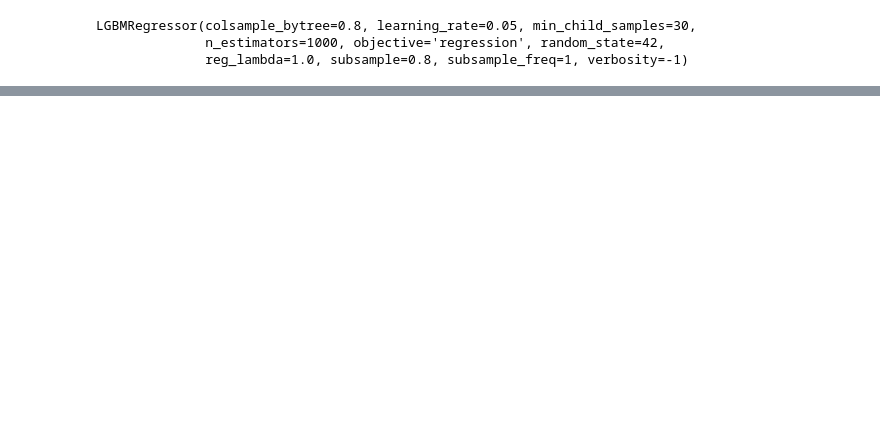
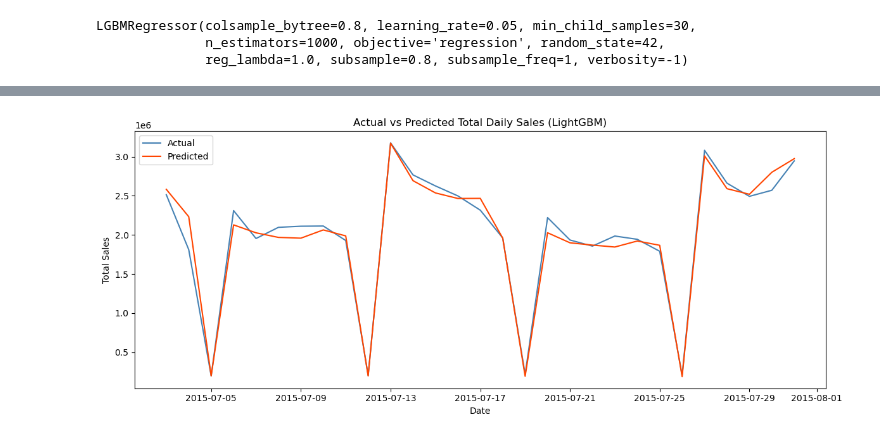
Before and after one commit to sayoomib/ADS1002_Group_Project, a Jupyter notebook: FINAL2_Preprocessing+FeatureEng+Models.ipynb, the cells around one changed output, grey strips where cells are left out. Cells and saved outputs as stored; diff of their text form; code cells hidden in the pictures; blank space fills up the shorter version.

```diff
--- a/FINAL2_Preprocessing+FeatureEng+Models.ipynb
+++ b/FINAL2_Preprocessing+FeatureEng+Models.ipynb
@@ -3,7 +3,7 @@ import pandas as pd
 import numpy as np
 import matplotlib.pyplot as plt
 # %%
-df = pd.read_csv("modelling (1).csv")
+df = pd.read_csv("modelling.csv")
 # %%
 df['Open'].unique()
 # %% [output]
@@ -718,0 +847,35 @@ RMSE: 1274.9365888761995
+# %%
+# Add predictions alongside the actual test data
+daily_df = pd.DataFrame({
+    "Date": test_df["Date"].to_numpy(),
+    "Actual": y_test.to_numpy(),
+    "Predicted": y_pred
+})
+
+# Aggregate sales across all stores for each date
+daily_df = (
+    daily_df.groupby("Date", as_index=False)[["Actual", "Predicted"]]
+    .sum()
+    .sort_values("Date")
+)
+
+plt.figure(figsize=(12, 5))
+
+plt.plot(
+    daily_df["Date"], daily_df["Actual"],
+    label="Actual", color="steelblue"
+)
+
+plt.plot(
+    daily_df["Date"], daily_df["Predicted"],
+    label="Predicted", color="orangered"
+)
+
+plt.title("Actual vs Predicted Total Daily Sales (LightGBM)")
+plt.xlabel("Date")
+plt.ylabel("Total Sales")
+plt.legend(loc="upper left")
+plt.tight_layout()
+plt.show()
+# %% [output]
+[figure, added]
```
Also changed, not shown: parts of 5 cells of this notebook.
